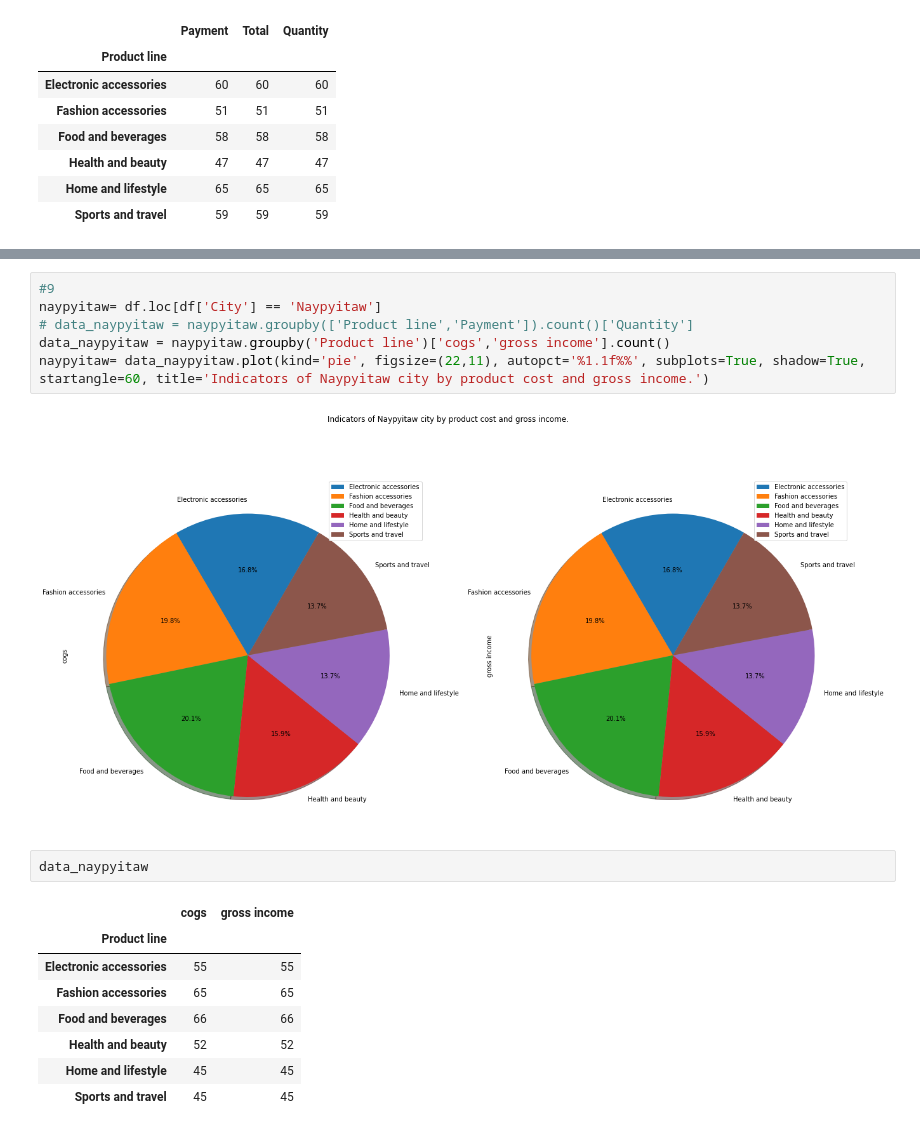
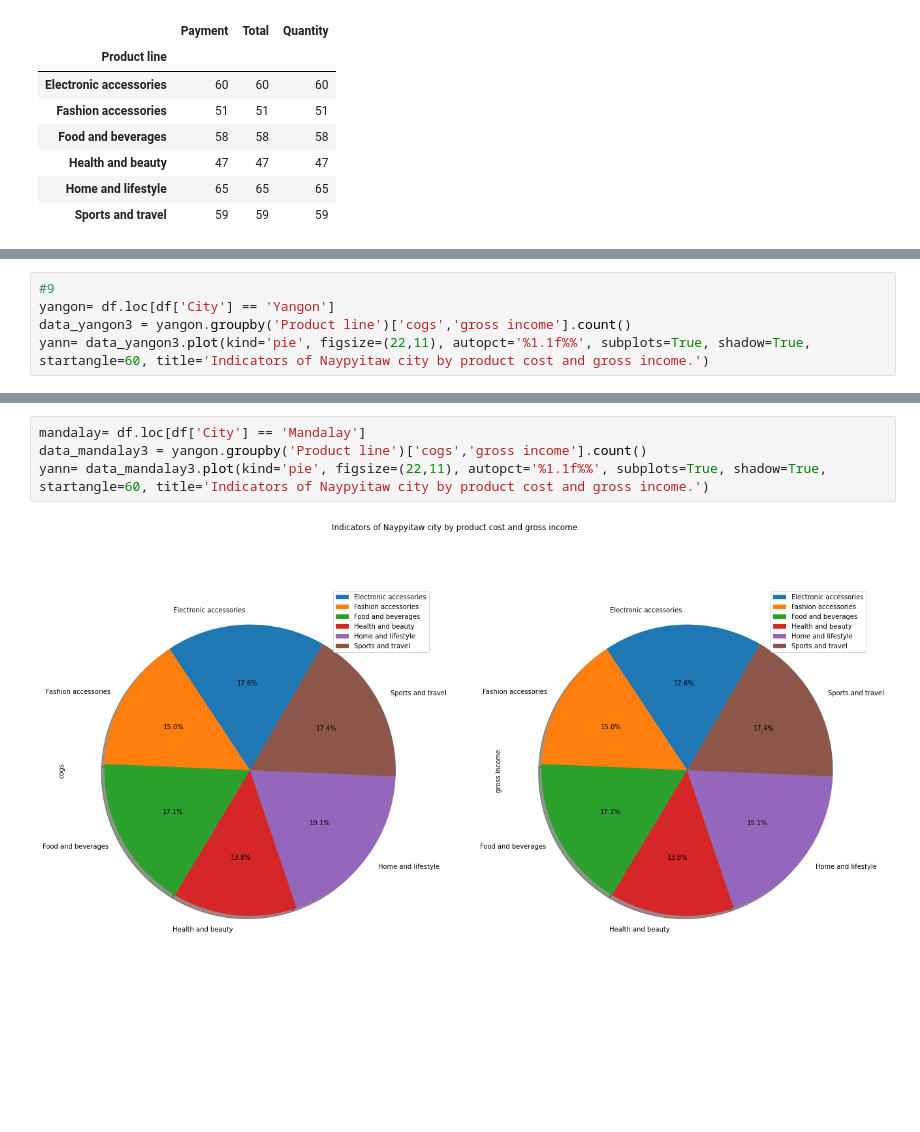
Before and after one commit to ShaxobiddinMukhiddinov/SuperMarket_analysis, a Jupyter notebook: MarketVisual.ipynb, the cells around one changed output, grey strips where cells are left out. Saved outputs shown, nothing was run; the diff lists cells and outputs as text; blank space fills up the shorter version.

```diff
--- a/MarketVisual.ipynb
+++ b/MarketVisual.ipynb
@@ -250,0 +282,5 @@ mandalay = data_mandalay.plot(kind='pie', figsize=(33,16), autopct='%1.1f%%', su
+# %%
+#9
+yangon= df.loc[df['City'] == 'Yangon']
+data_yangon3 = yangon.groupby('Product line')['cogs','gross income'].count()
+yann= data_yangon3.plot(kind='pie', figsize=(22,11), autopct='%1.1f%%', subplots=True, shadow=True, startangle=60, title='Indicators of Naypyitaw city by product cost and gross income.')
@@ -262,19 +326,6 @@ data_mandalay
 # %%
-#9
-naypyitaw= df.loc[df['City'] == 'Naypyitaw']
-# data_naypyitaw = naypyitaw.groupby(['Product line','Payment']).count()['Quantity']
-data_naypyitaw = naypyitaw.groupby('Product line')['cogs','gross income'].count()
-naypyitaw= data_naypyitaw.plot(kind='pie', figsize=(22,11), autopct='%1.1f%%', subplots=True, shadow=True, startangle=60, title='Indicators of Naypyitaw city by product cost and gross income.')
+mandalay= df.loc[df['City'] == 'Mandalay']
+data_mandalay3 = yangon.groupby('Product line')['cogs','gross income'].count()
+yann= data_mandalay3.plot(kind='pie', figsize=(22,11), autopct='%1.1f%%', subplots=True, shadow=True, startangle=60, title='Indicators of Naypyitaw city by product cost and gross income.')
 # %% [output]
-[figure, old version]
+[figure, new version]
-# %%
-data_naypyitaw
-# %% [output]
-|  | cogs | gross income |
-| Product line |  |  |
-| Electronic accessories | 55 | 55 |
-| Fashion accessories | 65 | 65 |
-| Food and beverages | 66 | 66 |
-| Health and beauty | 52 | 52 |
-| Home and lifestyle | 45 | 45 |
-| Sports and travel | 45 | 45 |
```
Also changed, not shown: parts of 19 cells of this notebook.
